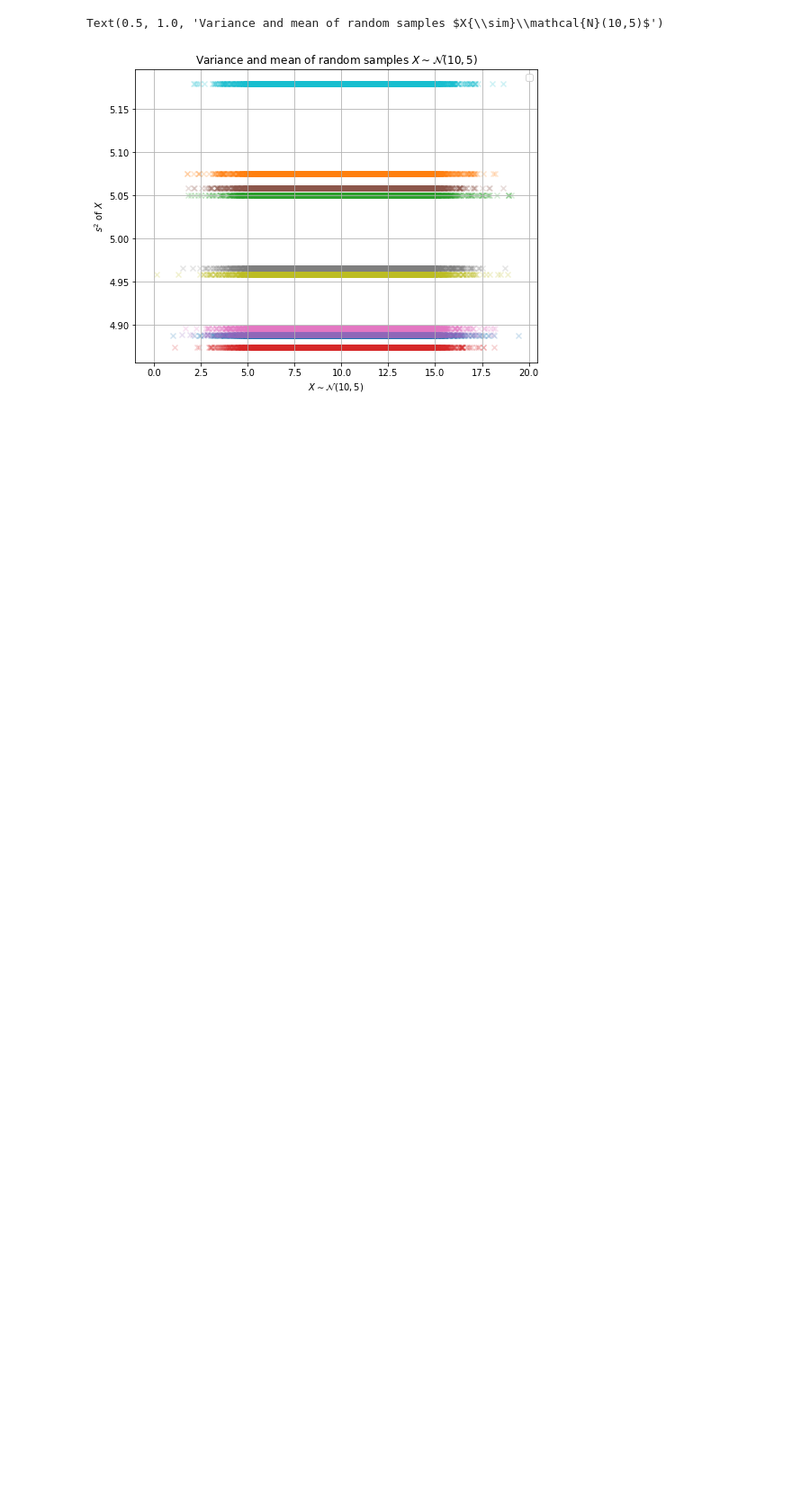
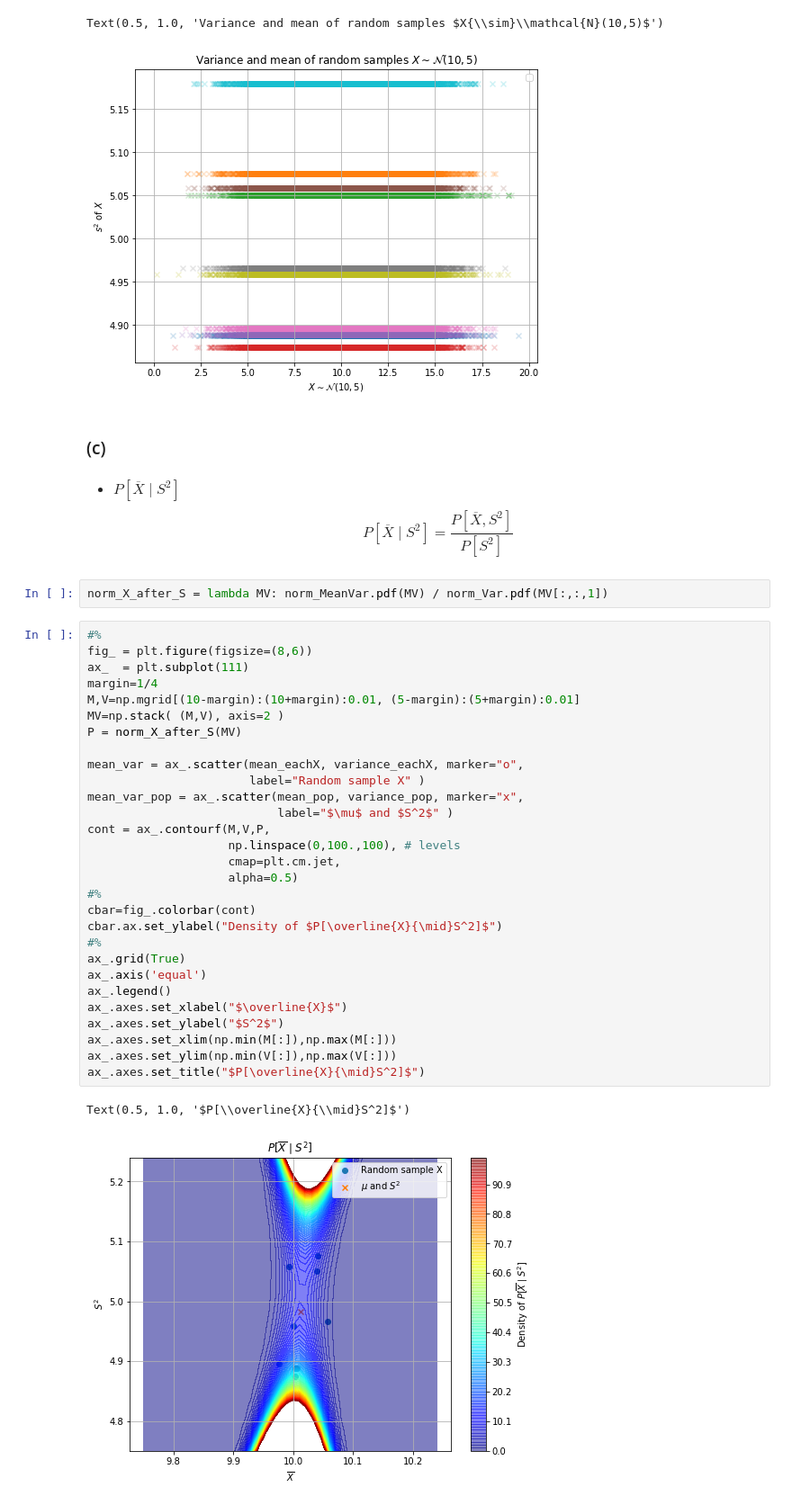
Before and after one commit to indiaki1o/ISI2, a Jupyter notebook: EX2/EX02.ipynb, the cells around one changed output. Shown at 90% size. Saved outputs shown, nothing was run; the diff lists cells and outputs as text; blank space fills up the shorter version.

Commit message:
ex2: 4.c. P[mean(X) | S^2]

```diff
--- a/EX2/EX02.ipynb
+++ b/EX2/EX02.ipynb
@@ -876,3 +876,48 @@ ax_.axes.set_title("Variance and mean of random samples $X{\sim}\mathcal{N}(10,5
 # %% [output]
 Text(0.5, 1.0, 'Variance and mean of random samples $X{\\sim}\\mathcal{N}(10,5)$')
 [figure]
+# %% [markdown]
+### (c)
+# %% [markdown]
+- $P[\overline{X}{\mid}S^2]$
+$$
+P[\overline{X}{\mid}S^2]
+=
+\frac
+{ P \left[\overline{X}, S^2 \right] }
+{ P \left[ S^2 \right]}
+$$
+# %%
+norm_X_after_S = lambda MV: norm_MeanVar.pdf(MV) / norm_Var.pdf(MV[:,:,1])
+# %%
+#%
+fig_ = plt.figure(figsize=(8,6))
+ax_  = plt.subplot(111)
+margin=1/4
+M,V=np.mgrid[(10-margin):(10+margin):0.01, (5-margin):(5+margin):0.01]
+MV=np.stack( (M,V), axis=2 )
+P = norm_X_after_S(MV)
+
+mean_var = ax_.scatter(mean_eachX, variance_eachX, marker="o",
+                       label="Random sample X" )
+mean_var_pop = ax_.scatter(mean_pop, variance_pop, marker="x",
+                           label="$\mu$ and $S^2$" )
+cont = ax_.contourf(M,V,P,
+                    np.linspace(0,100.,100), # levels
+                    cmap=plt.cm.jet,
+                    alpha=0.5)
+#%
+cbar=fig_.colorbar(cont)
+cbar.ax.set_ylabel("Density of $P[\overline{X}{\mid}S^2]$")
+#%
+ax_.grid(True)
+ax_.axis('equal')
+ax_.legend()
+ax_.axes.set_xlabel("$\overline{X}$")
+ax_.axes.set_ylabel("$S^2$")
+ax_.axes.set_xlim(np.min(M[:]),np.max(M[:]))
+ax_.axes.set_ylim(np.min(V[:]),np.max(V[:]))
+ax_.axes.set_title("$P[\overline{X}{\mid}S^2]$")
+# %% [output]
+Text(0.5, 1.0, '$P[\\overline{X}{\\mid}S^2]$')
+[figure, added]
```
